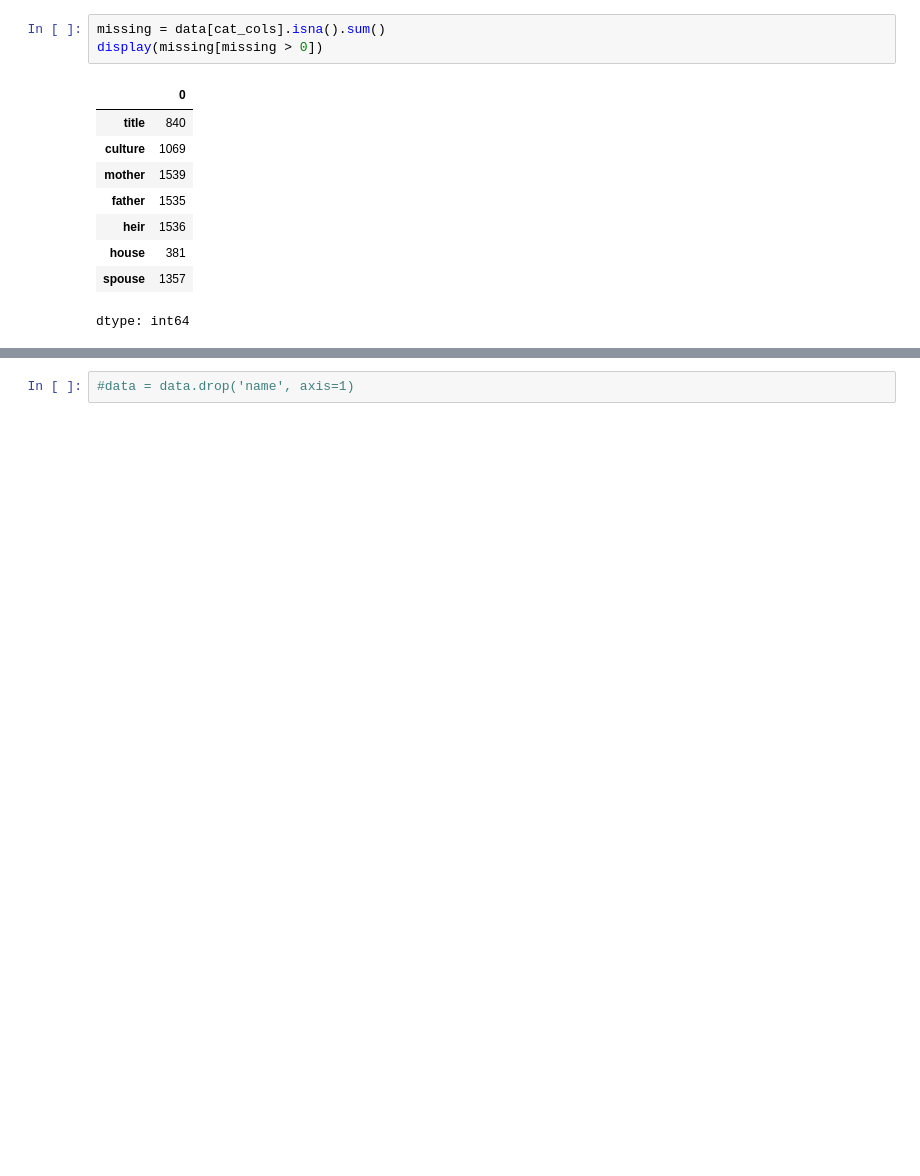
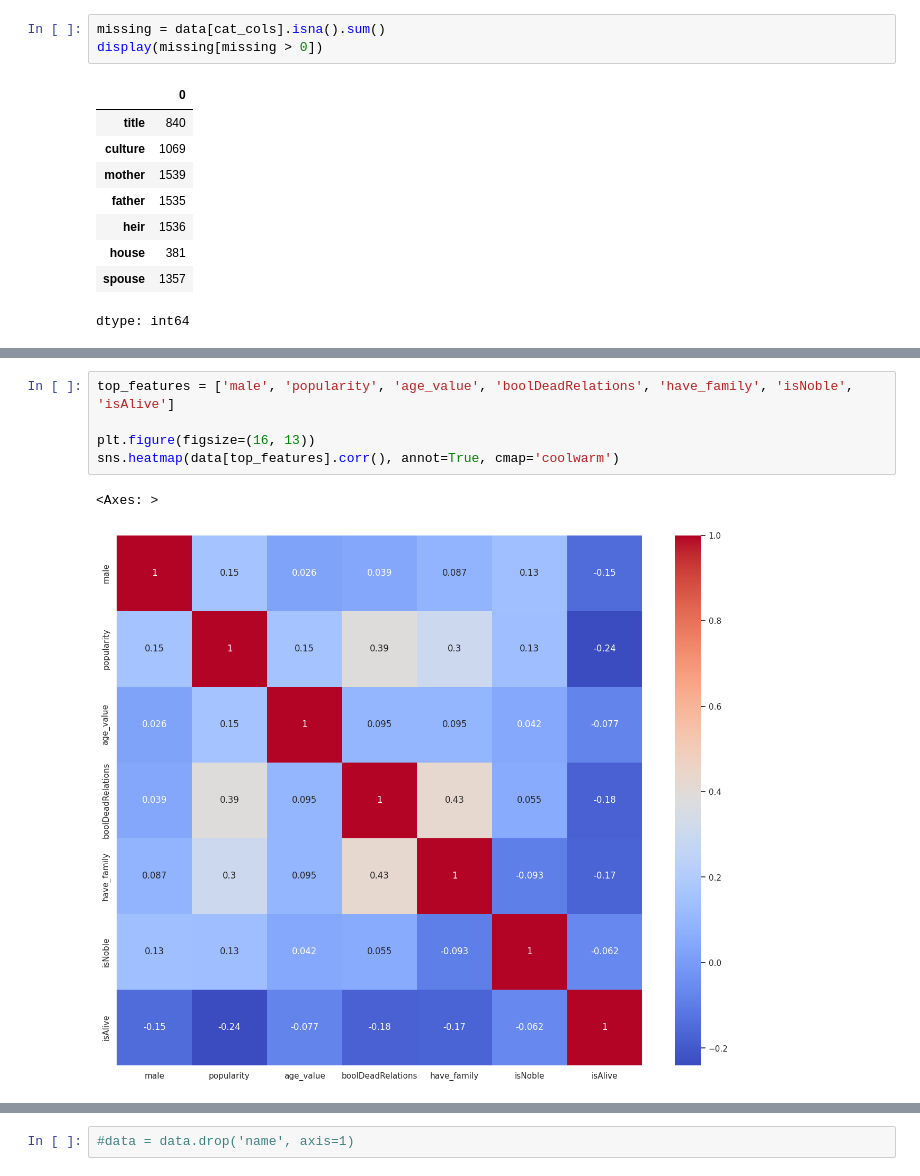
Before and after one commit to GodNaoborot/Deep-Learning-School-2026, a Jupyter notebook: week_01_ml_intro/Homework/hw_1_game_of_thrones.ipynb, the cells around one changed output, grey strips where cells are left out. Cells and saved outputs as stored; diff of their text form; blank space fills up the shorter version.

```diff
--- a/week_01_ml_intro/Homework/hw_1_game_of_thrones.ipynb
+++ b/week_01_ml_intro/Homework/hw_1_game_of_thrones.ipynb
@@ -557,0 +566,8 @@ else:
+# %%
+top_features = ['male', 'popularity', 'age_value', 'boolDeadRelations', 'have_family', 'isNoble', 'isAlive']
+
+plt.figure(figsize=(16, 13))
+sns.heatmap(data[top_features].corr(), annot=True, cmap='coolwarm')
+# %% [output]
+<Axes: >
+[figure, added]
```
Also changed, not shown: parts of 30 cells of this notebook.
